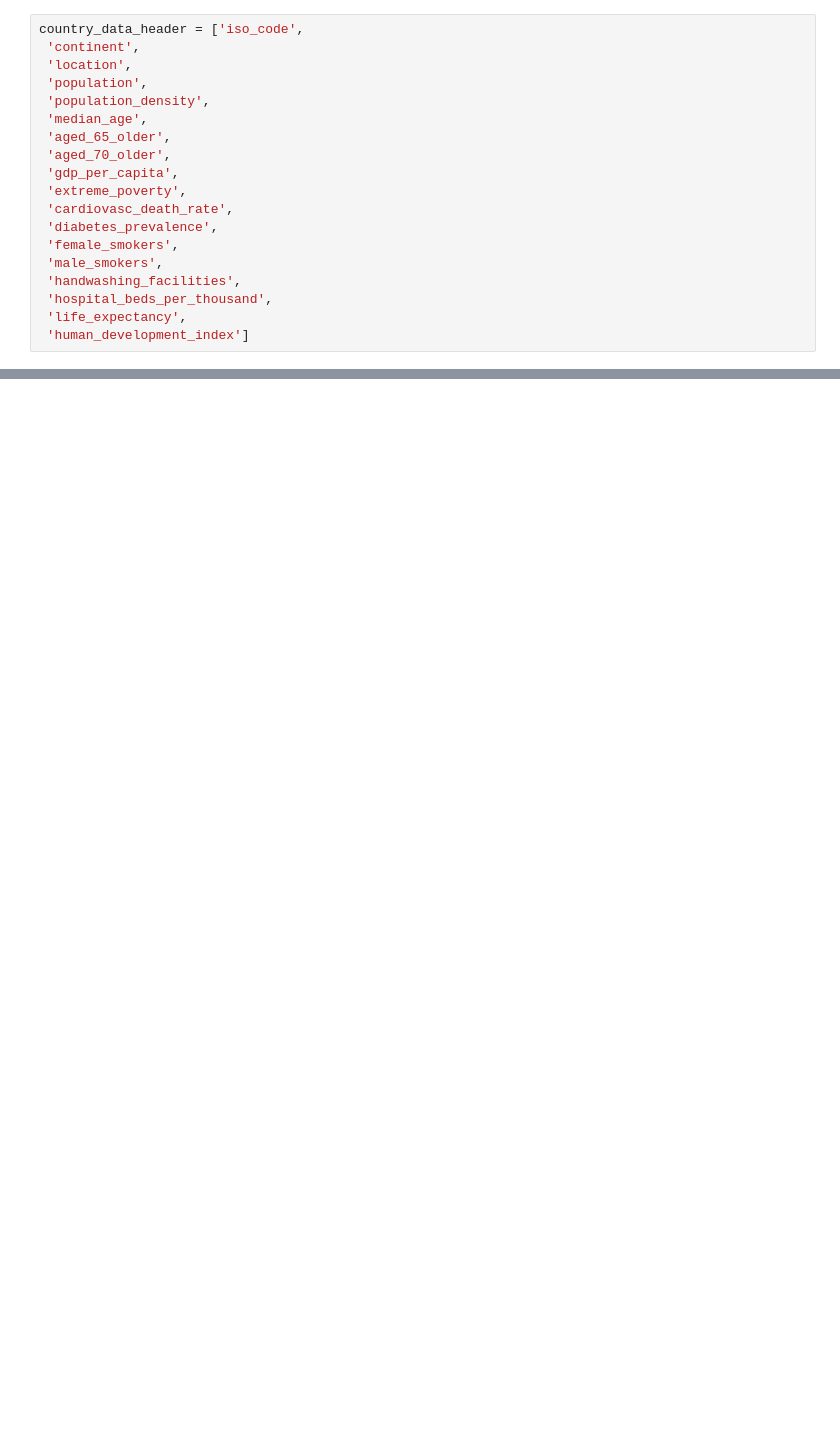
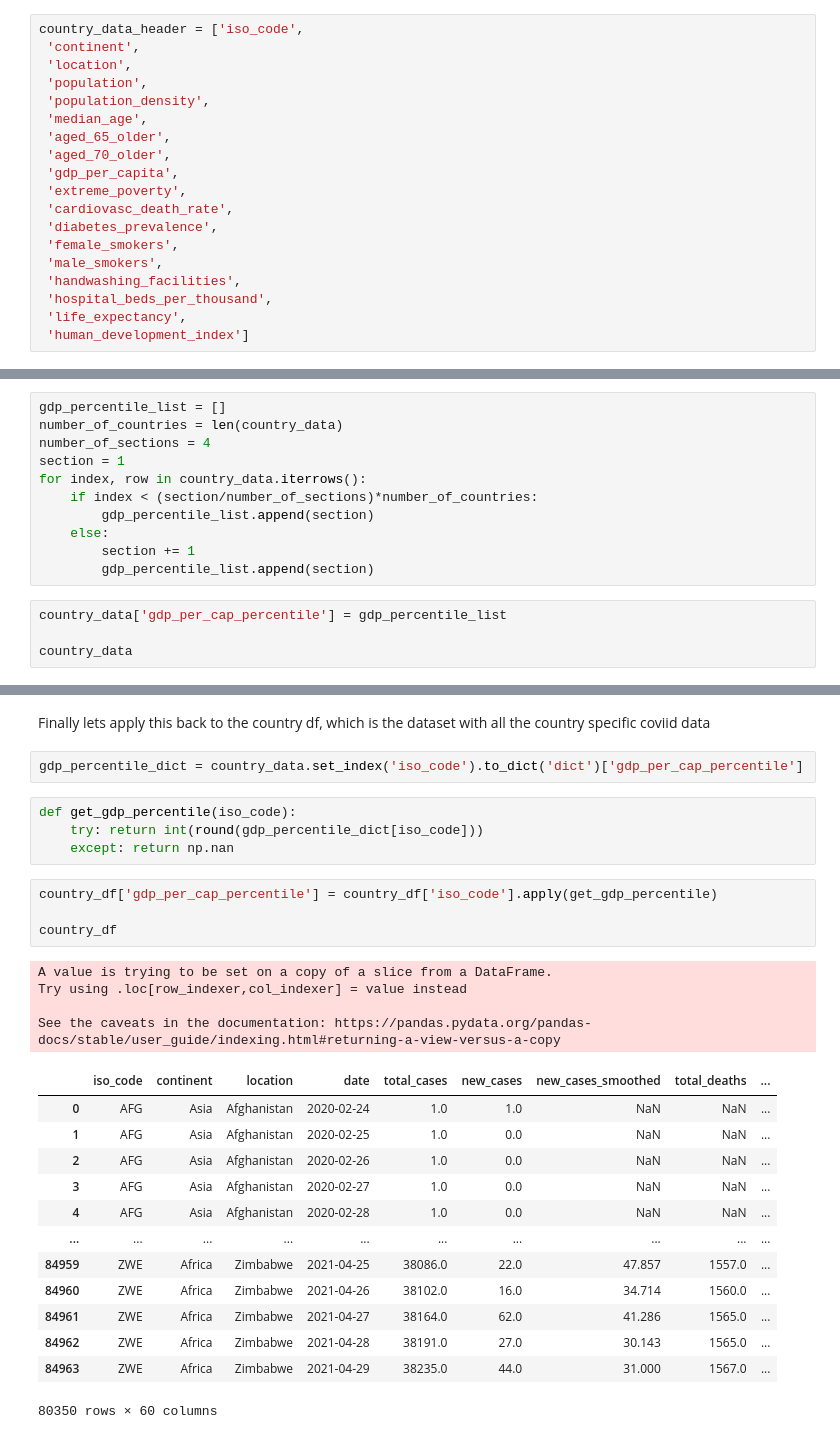
Before and after one commit to JakeCarbone/covid-tracker, a Jupyter notebook: data handler.ipynb, the cells around one changed output, grey strips where cells are left out. Cells and saved outputs as stored; diff of their text form; blank space fills up the shorter version.

```diff
--- a/data handler.ipynb
+++ b/data handler.ipynb
@@ -127,0 +125,15 @@ for i, j in enumerate(list(df)):
+# %%
+gdp_percentile_list = []
+number_of_countries = len(country_data)
+number_of_sections = 4
+section = 1
+for index, row in country_data.iterrows():
+    if index < (section/number_of_sections)*number_of_countries:
+        gdp_percentile_list.append(section)
+    else:
+        section += 1
+        gdp_percentile_list.append(section)
+# %%
+country_data['gdp_per_cap_percentile'] = gdp_percentile_list
+
+country_data
@@ -127,0 +166,30 @@ for i, j in enumerate(list(df)):
+# %% [markdown]
+Finally lets apply this back to the country df, which is the dataset with all the country specific coviid data
+# %%
+gdp_percentile_dict = country_data.set_index('iso_code').to_dict('dict')['gdp_per_cap_percentile']
+# %%
+def get_gdp_percentile(iso_code):
+    try: return int(round(gdp_percentile_dict[iso_code]))
+    except: return np.nan
+# %%
+country_df['gdp_per_cap_percentile'] = country_df['iso_code'].apply(get_gdp_percentile)
+
+country_df
+# %% [output]
+A value is trying to be set on a copy of a slice from a DataFrame.
+Try using .loc[row_indexer,col_indexer] = value instead
+
+See the caveats in the documentation: https://pandas.pydata.org/pandas-docs/stable/user_guide/indexing.html#returning-a-view-versus-a-copy
+|  | iso_code | continent | location | date | total_cases | new_cases | new_cases_smoothed | total_deaths | ... |
+| 0 | AFG | Asia | Afghanistan | 2020-02-24 | 1.0 | 1.0 | NaN | NaN | ... |
+| 1 | AFG | Asia | Afghanistan | 2020-02-25 | 1.0 | 0.0 | NaN | NaN | ... |
+| 2 | AFG | Asia | Afghanistan | 2020-02-26 | 1.0 | 0.0 | NaN | NaN | ... |
+| 3 | AFG | Asia | Afghanistan | 2020-02-27 | 1.0 | 0.0 | NaN | NaN | ... |
+| 4 | AFG | Asia | Afghanistan | 2020-02-28 | 1.0 | 0.0 | NaN | NaN | ... |
+| ... | ... | ... | ... | ... | ... | ... | ... | ... | ... |
+| 84959 | ZWE | Africa | Zimbabwe | 2021-04-25 | 38086.0 | 22.0 | 47.857 | 1557.0 | ... |
+| 84960 | ZWE | Africa | Zimbabwe | 2021-04-26 | 38102.0 | 16.0 | 34.714 | 1560.0 | ... |
+| 84961 | ZWE | Africa | Zimbabwe | 2021-04-27 | 38164.0 | 62.0 | 41.286 | 1565.0 | ... |
+| 84962 | ZWE | Africa | Zimbabwe | 2021-04-28 | 38191.0 | 27.0 | 30.143 | 1565.0 | ... |
+| 84963 | ZWE | Africa | Zimbabwe | 2021-04-29 | 38235.0 | 44.0 | 31.000 | 1567.0 | ... |
+80350 rows × 60 columns
```
Also changed, not shown: parts of 30 cells of this notebook, 5 other files.
